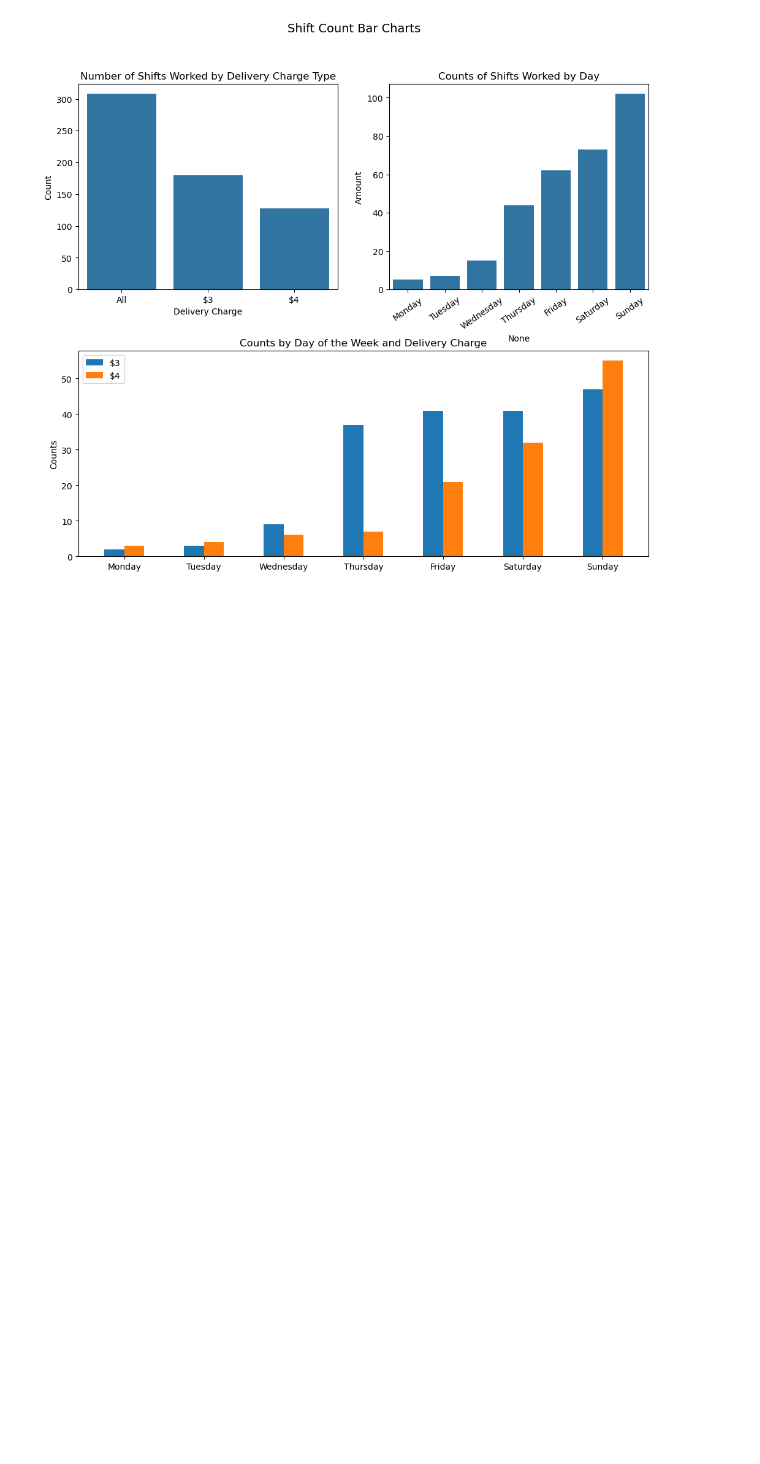
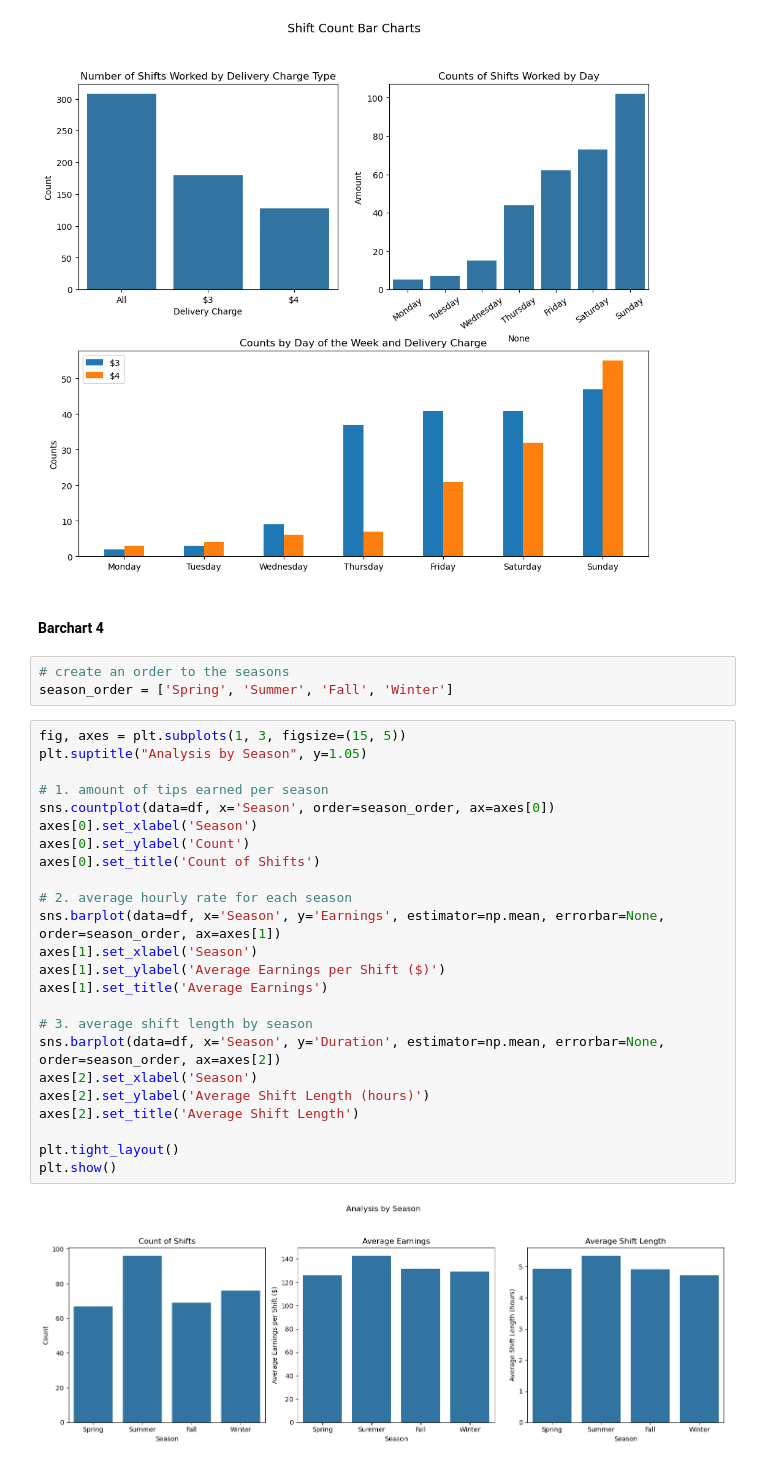
Before and after one commit to stevejchacon/pizzatip, a Jupyter notebook: pizzaEDA2_seaborn.ipynb, the cells around one changed output. Drawn from its saved outputs; the diff is of its cells as text; blank space fills up the shorter version.

Commit message:
finished copying over all plots for EDA1

```diff
--- a/pizzaEDA2_seaborn.ipynb
+++ b/pizzaEDA2_seaborn.ipynb
@@ -276,3 +276,34 @@ ax3.legend()
 plt.show()
 # %% [output]
 [figure]
+# %% [markdown]
+#### Barchart 4
+# %%
+# create an order to the seasons
+season_order = ['Spring', 'Summer', 'Fall', 'Winter']
+# %%
+fig, axes = plt.subplots(1, 3, figsize=(15, 5))
+plt.suptitle("Analysis by Season", y=1.05)
+
+# 1. amount of tips earned per season
+sns.countplot(data=df, x='Season', order=season_order, ax=axes[0])
+axes[0].set_xlabel('Season')
+axes[0].set_ylabel('Count')
+axes[0].set_title('Count of Shifts')
+
+# 2. average hourly rate for each season
+sns.barplot(data=df, x='Season', y='Earnings', estimator=np.mean, errorbar=None, order=season_order, ax=axes[1])
+axes[1].set_xlabel('Season')
+axes[1].set_ylabel('Average Earnings per Shift ($)')
+axes[1].set_title('Average Earnings')
+
+# 3. average shift length by season
+sns.barplot(data=df, x='Season', y='Duration', estimator=np.mean, errorbar=None, order=season_order, ax=axes[2])
+axes[2].set_xlabel('Season')
+axes[2].set_ylabel('Average Shift Length (hours)')
+axes[2].set_title('Average Shift Length')
+
+plt.tight_layout()
+plt.show()
+# %% [output]
+[figure, added]
```
Also changed, not shown: parts of 22 cells of this notebook.
